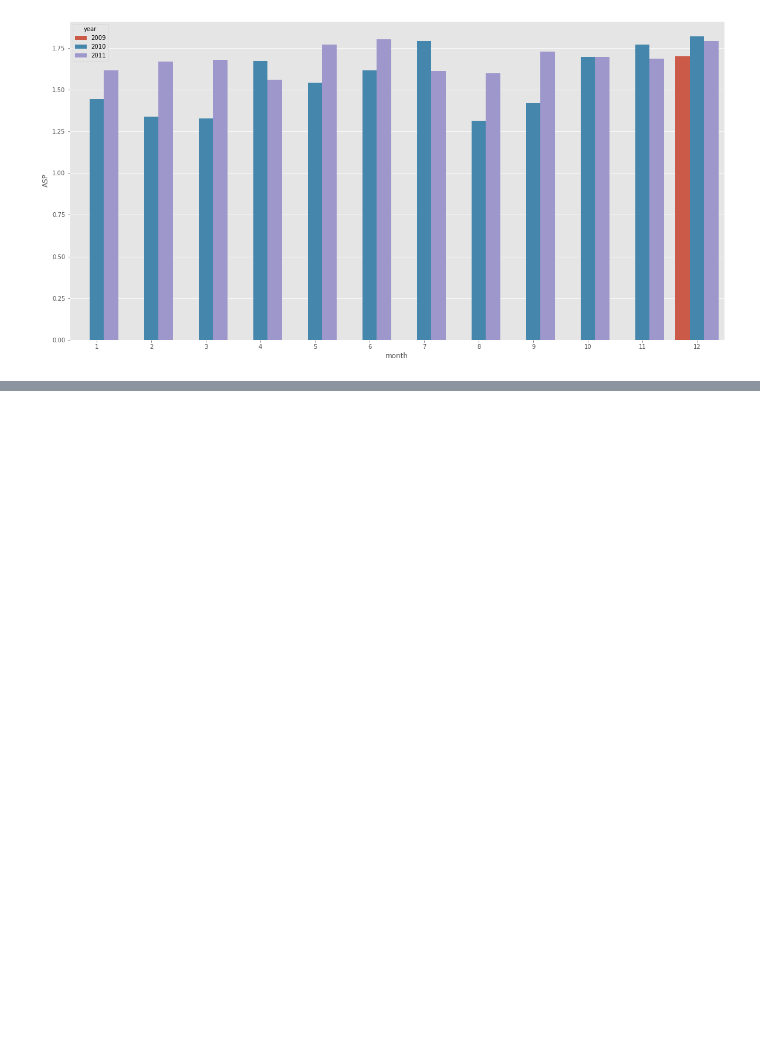
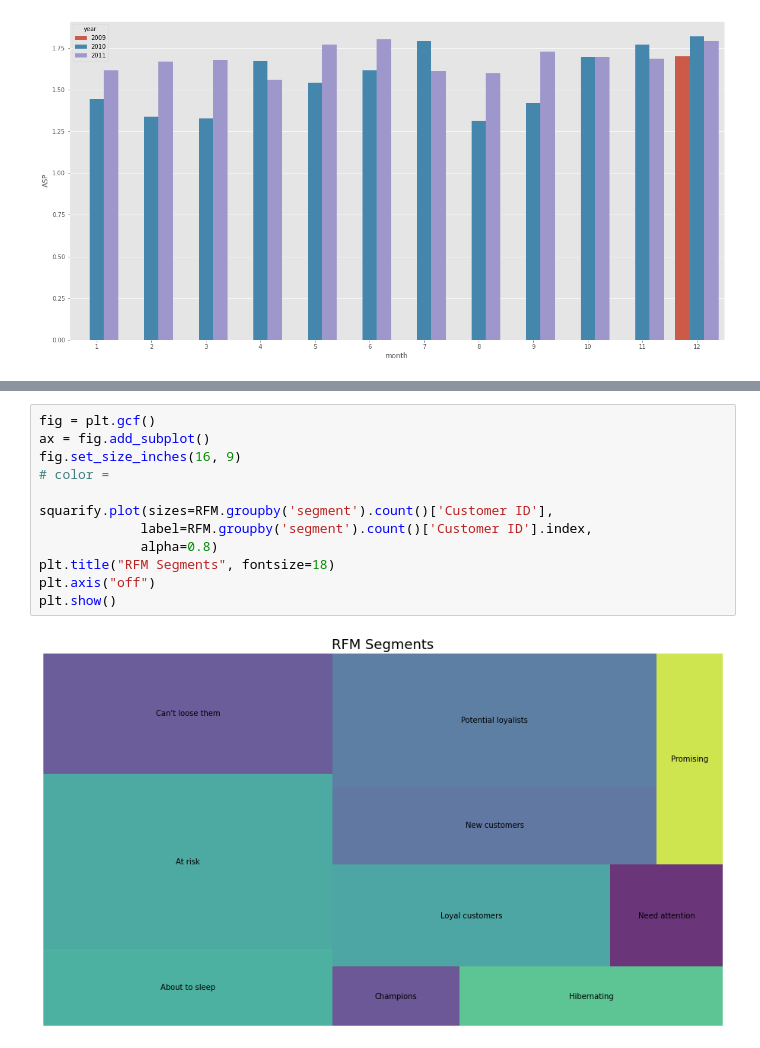
Before and after one commit to solyourock/growth, a Jupyter notebook: revise.ipynb, the cells around one changed output, grey strips where cells are left out. Saved outputs shown, nothing was run; the diff lists cells and outputs as text; blank space fills up the shorter version.

```diff
--- a/revise.ipynb
+++ b/revise.ipynb
@@ -410,0 +372,14 @@ Name: Invoice, Length: 5853, dtype: int64
+# %%
+fig = plt.gcf()
+ax = fig.add_subplot()
+fig.set_size_inches(16, 9)
+# color =
+
+squarify.plot(sizes=RFM.groupby('segment').count()['Customer ID'],
+             label=RFM.groupby('segment').count()['Customer ID'].index,
+             alpha=0.8)
+plt.title("RFM Segments", fontsize=18)
+plt.axis("off")
+plt.show()
+# %% [output]
+[figure, added]
```
Also changed, not shown: parts of 37 cells of this notebook.
